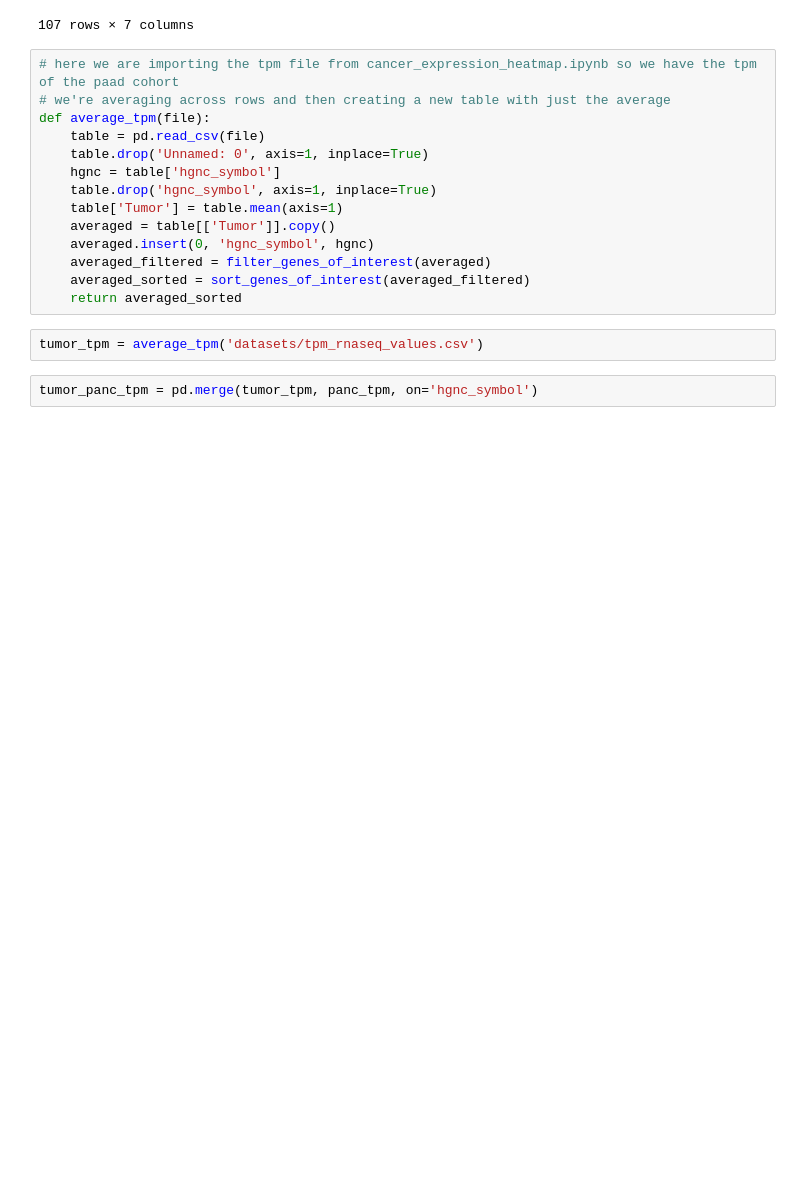
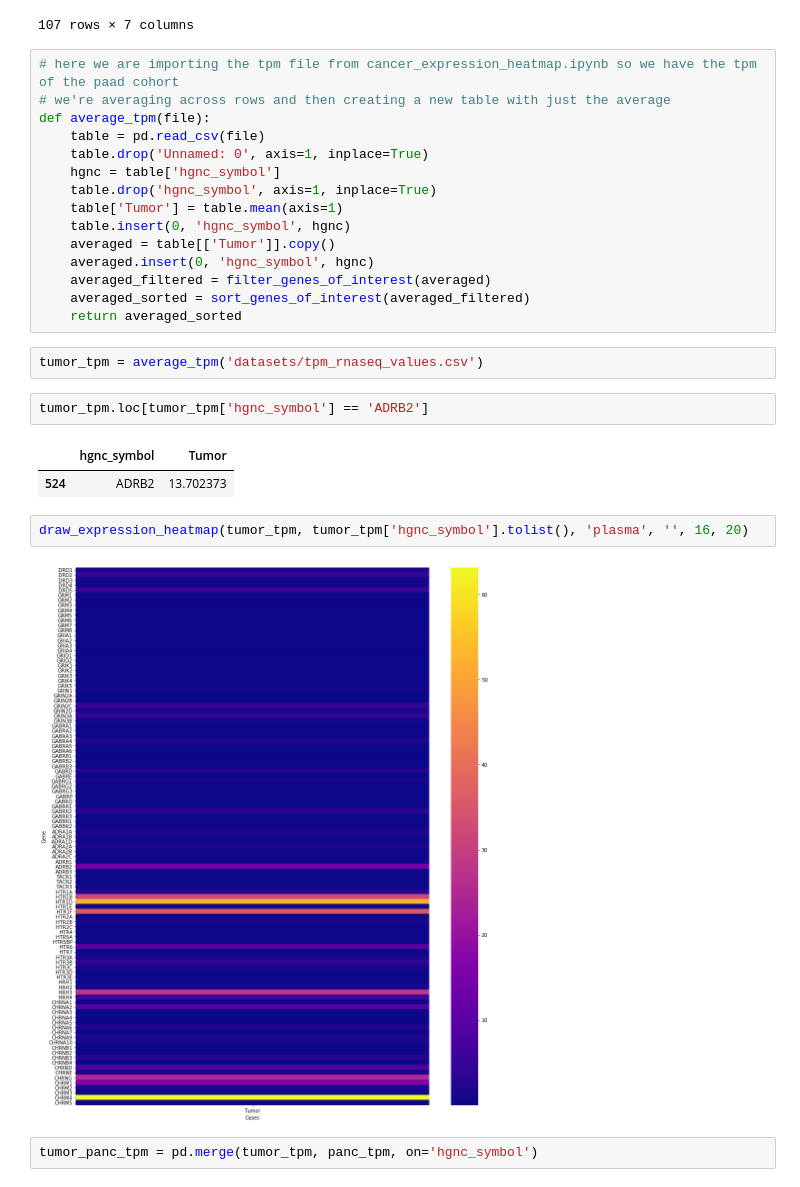
Before and after one commit to sophiaho/broad-work, a Jupyter notebook: cancer_cell_lines_data.ipynb, the cells around one changed output. Drawn from its saved outputs; the diff is of its cells as text; blank space fills up the shorter version.

```diff
--- a/cancer_cell_lines_data.ipynb
+++ b/cancer_cell_lines_data.ipynb
@@ -429,6 +424,7 @@ def average_tpm(file):
     hgnc = table['hgnc_symbol']
     table.drop('hgnc_symbol', axis=1, inplace=True)
     table['Tumor'] = table.mean(axis=1)
+    table.insert(0, 'hgnc_symbol', hgnc)
     averaged = table[['Tumor']].copy()
     averaged.insert(0, 'hgnc_symbol', hgnc)
     averaged_filtered = filter_genes_of_interest(averaged)
@@ -436,5 +432,14 @@ def average_tpm(file):
     return averaged_sorted
 # %%
 tumor_tpm = average_tpm('datasets/tpm_rnaseq_values.csv')
+# %%
+tumor_tpm.loc[tumor_tpm['hgnc_symbol'] == 'ADRB2']
+# %% [output]
+|  | hgnc_symbol | Tumor |
+| 524 | ADRB2 | 13.702373 |
+# %%
+draw_expression_heatmap(tumor_tpm, tumor_tpm['hgnc_symbol'].tolist(), 'plasma', '', 16, 20)
+# %% [output]
+[figure, added]
 # %%
 tumor_panc_tpm = pd.merge(tumor_tpm, panc_tpm, on='hgnc_symbol')
```
Also changed, not shown: parts of 5 cells of this notebook.
